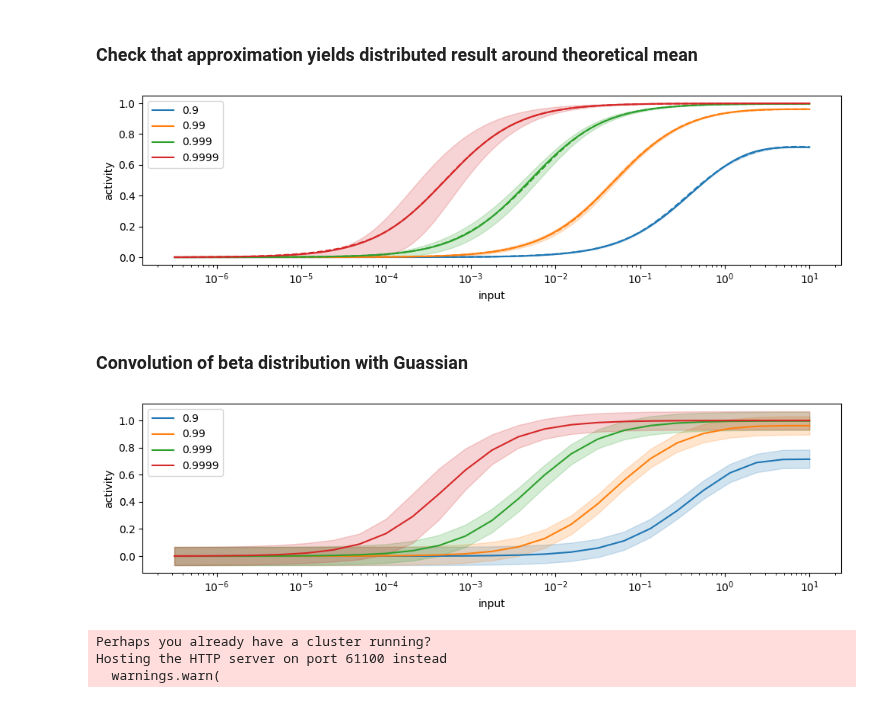
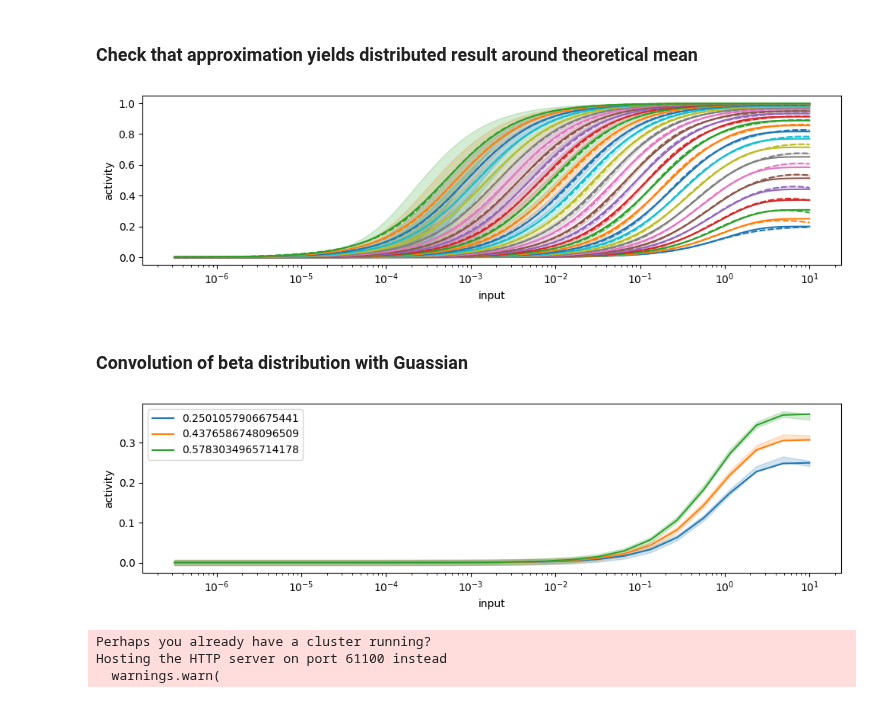
Before and after one commit to sahelazizpour/Finite-Observation-Dynamic-Range, a Jupyter notebook: 0_update/4-1_test_analysis_simulation.ipynb, the cells around one changed output. Saved outputs shown, nothing was run; the diff lists cells and outputs as text; code cells hidden in the pictures.

```diff
--- a/0_update/4-1_test_analysis_simulation.ipynb
+++ b/0_update/4-1_test_analysis_simulation.ipynb
@@ -26,13 +26,14 @@ params = {
 }
 params['epsilon']=0.1
 params['sigma']=0.01
+params['window']=1
+list_lambda = 1 - 10 ** np.linspace(0, -4, 32 + 1)
 # %%
 
 # analysis (parameters for faster computing during testing!)
-params['epsilon']=0.2
-params['sigma']=0.1
-params['window']=1
+# params['epsilon']=0.2
+# params['sigma']=0.1
 # for testing purposes!
-list_lambda = 1 - 10 ** np.linspace(-1, -4, 4)
+#list_lambda = 1 - 10 ** np.linspace(-1, -4, 4)
 print(list_lambda)
 # %% [output]
@@ -77,28 +89,28 @@ beta_approx = FunctionApproximation(filename=file_beta_interpolation)
 # %%
 fig, axes = plt.subplots(1, 1, figsize=(10, 3))
 hs = 10**np.linspace(-6.5, 1, 200)
 for i, lam in enumerate(list_lambda):
     # theory
     ref = axes.plot(hs, mean_field_activity(lam, params['mu'], hs), label='{}'.format(lam))
     # simulation approximation with variance!
     avals, bvals = beta_approx(lam*np.ones_like(hs), params['window']*np.ones_like(hs), hs)
     mean = avals/(avals+bvals)
     # calculate percentiles from stats.beta(a,b)
     beta = stats.beta(avals, bvals)
     percentile_25 = beta.ppf(0.25)
     percentile_50 = beta.ppf(0.5)
     percentile_75 = beta.ppf(0.75)
     axes.plot(hs, mean, color=ref[0].get_color(), linestyle='--')
     axes.fill_between(hs, percentile_25, percentile_75, color=ref[0].get_color(), alpha=0.2)
 #axes.set_yscale("log")
 axes.set_xscale("log")
 axes.set_xlabel("input")
 axes.set_ylabel("activity")
-axes.legend()
+#axes.legend()
 plt.tight_layout()
 plt.show()
 # %% [output]
-[figure, old version]
+[figure, new version]
 # %% [markdown]
 ### Convolution of beta distribution with Guassian
 # %%
@@ -121,7 +133,7 @@ def ml_pmf(window, lam, h, verbose=False):
 # replot previous plot with convolution
 fig, axes = plt.subplots(1, 1, figsize=(10, 3))
 hs = 10**np.linspace(-6.5, 1, 25)
-for i, lam in enumerate(list_lambda):
+for i, lam in enumerate(list_lambda[1:4]):
     # theory
     ref = axes.plot(hs, mean_field_activity(lam, params['mu'], hs), label='{}'.format(lam))
     percentile_25 = np.zeros_like(hs)
@@ -141,7 +153,7 @@ axes.legend()
 plt.tight_layout()
 plt.show()
 # %% [output]
-[figure, old version]
+[figure, new version]
 # %%
 h_range = beta_approx.input_range[beta_approx.input_names.index("h")]
 
```
Also changed, not shown: parts of 3 cells of this notebook, 6 other files.
